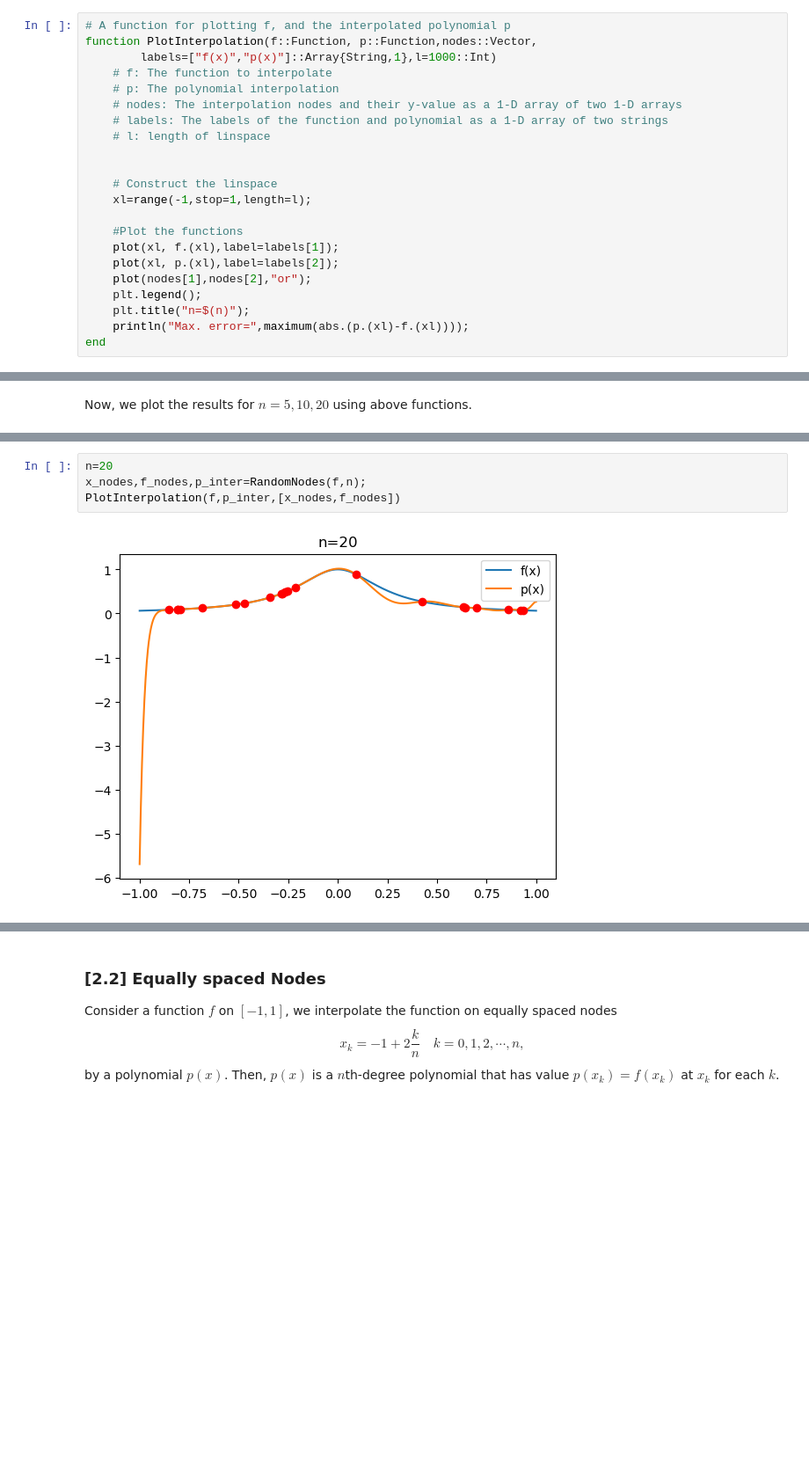
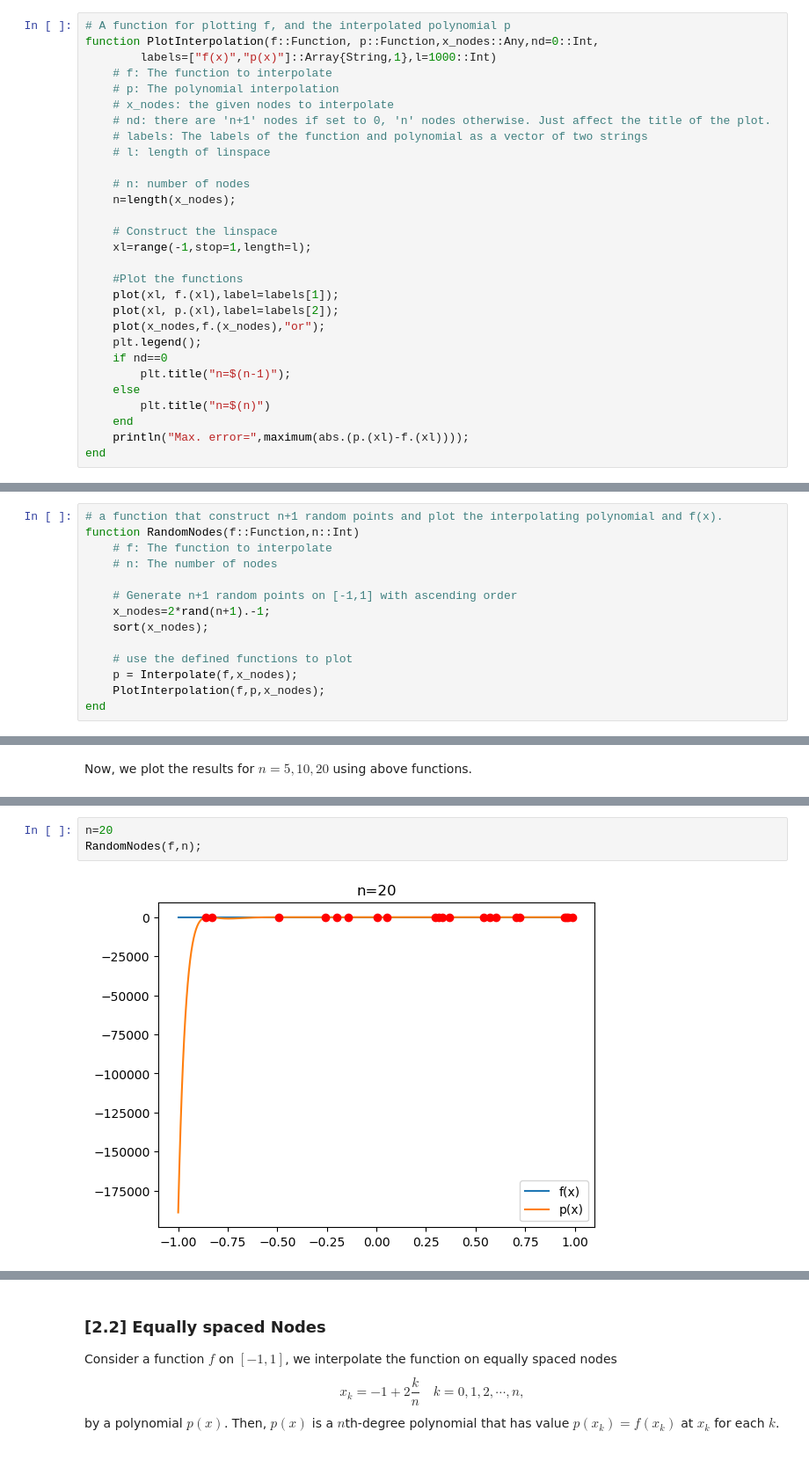
Before and after one commit to teshenglin/computational_mathematics, a Jupyter notebook: approximating_function_02.ipynb, the cells around one changed output, grey strips where cells are left out. Shown at 88% size. Cells and saved outputs as stored; diff of their text form; blank space fills up the shorter version.

Commit message:
update style of functions in approximating_function_02

```diff
--- a/approximating_function_02.ipynb
+++ b/approximating_function_02.ipynb
@@ -75,14 +73,17 @@ RandomNodes (generic function with 1 method)
 Also we write a function to plot the function and the polynomial on $[-1,1]$, which can be used later on.
 # %%
 # A function for plotting f, and the interpolated polynomial p
-function PlotInterpolation(f::Function, p::Function,nodes::Vector,
+function PlotInterpolation(f::Function, p::Function,x_nodes::Any,nd=0::Int,
         labels=["f(x)","p(x)"]::Array{String,1},l=1000::Int)
     # f: The function to interpolate
     # p: The polynomial interpolation
-    # nodes: The interpolation nodes and their y-value as a 1-D array of two 1-D arrays
-    # labels: The labels of the function and polynomial as a 1-D array of two strings
+    # x_nodes: the given nodes to interpolate
+    # nd: there are 'n+1' nodes if set to 0, 'n' nodes otherwise. Just affect the title of the plot.
+    # labels: The labels of the function and polynomial as a vector of two strings
     # l: length of linspace
 
+    # n: number of nodes
+    n=length(x_nodes);
 
     # Construct the linspace
     xl=range(-1,stop=1,length=l);
@@ -90,9 +91,13 @@ function PlotInterpolation(f::Function, p::Function,nodes::Vector,
     #Plot the functions
     plot(xl, f.(xl),label=labels[1]);
     plot(xl, p.(xl),label=labels[2]);
-    plot(nodes[1],nodes[2],"or");
+    plot(x_nodes,f.(x_nodes),"or");
     plt.legend();
-    plt.title("n=$(n)");
+    if nd==0
+        plt.title("n=$(n-1)");
+    else
+        plt.title("n=$(n)")
+    end
     println("Max. error=",maximum(abs.(p.(xl)-f.(xl))));
 end
 # %% [output]
@@ -99,0 +107,14 @@ PlotInterpolation (generic function with 3 methods)
+# %%
+# a function that construct n+1 random points and plot the interpolating polynomial and f(x).
+function RandomNodes(f::Function,n::Int)
+    # f: The function to interpolate
+    # n: The number of nodes
+
+    # Generate n+1 random points on [-1,1] with ascending order
+    x_nodes=2*rand(n+1).-1;
+    sort(x_nodes);
+
+    # use the defined functions to plot
+    p = Interpolate(f,x_nodes);
+    PlotInterpolation(f,p,x_nodes);
+end
@@ -116,6 +137,5 @@ Max. error=752.6287606079871
 # %%
 n=20
-x_nodes,f_nodes,p_inter=RandomNodes(f,n);
-PlotInterpolation(f,p_inter,[x_nodes,f_nodes])
+RandomNodes(f,n);
 # %% [output]
-[figure, old version]
+[figure, new version]
```
Also changed, not shown: parts of 26 cells of this notebook.
